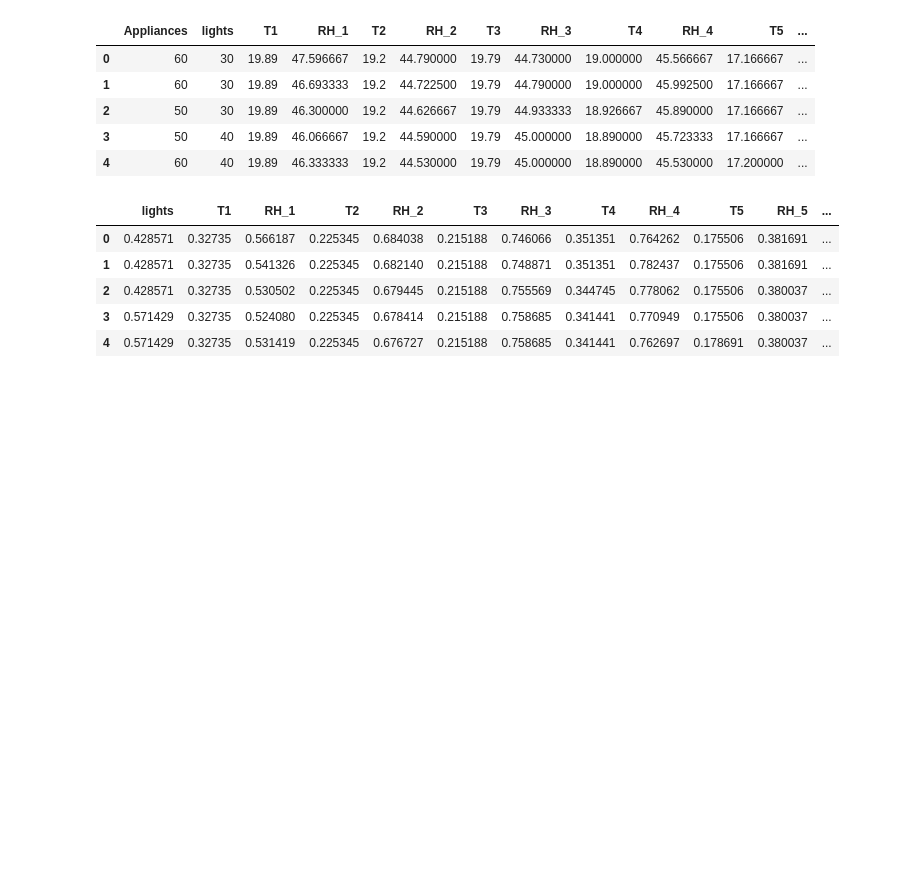
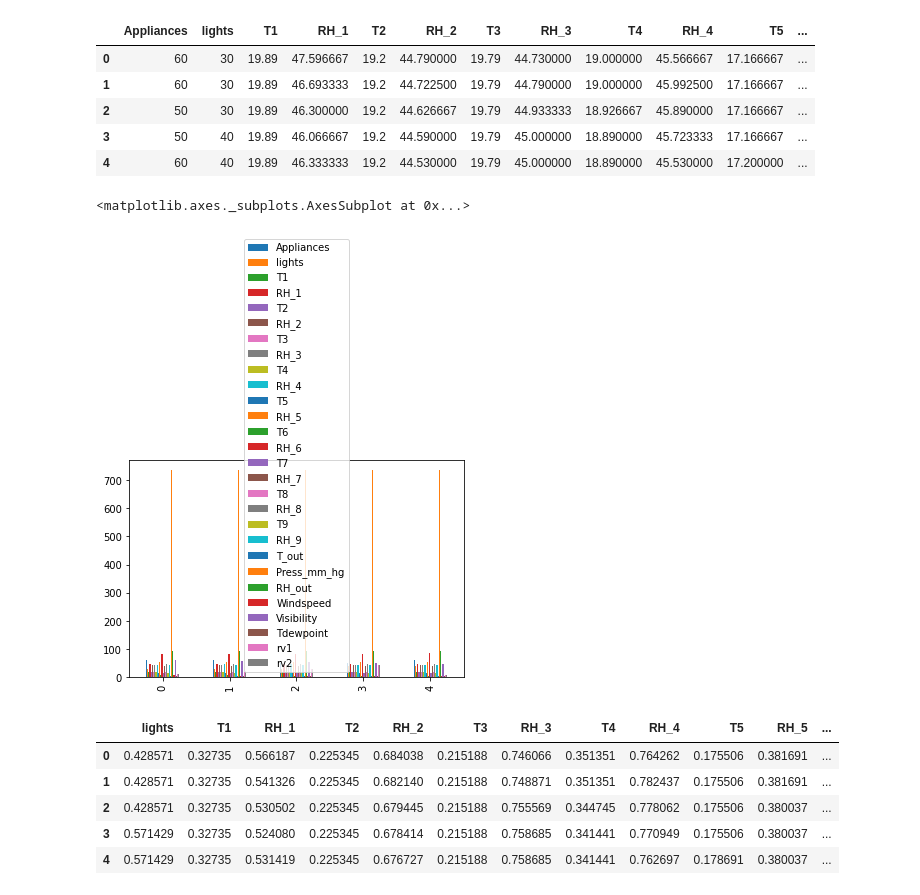
Before and after one commit to vijayshankarrealdeal/intro_to_pytorch, a Jupyter notebook: Pytorch2.ipynb, the cells around one changed output. Saved outputs shown, nothing was run; the diff lists cells and outputs as text; code cells hidden in the pictures; blank space fills up the shorter version.

```diff
--- a/Pytorch2.ipynb
+++ b/Pytorch2.ipynb
@@ -42,6 +42,13 @@ df.head()
 # %%
 Y = df['Appliances']
 X = df.iloc[:,1:]
+# %%
+sample = df.head()
+# %%
+sample.plot.bar()
+# %% [output]
+<matplotlib.axes._subplots.AxesSubplot at 0x...>
+[figure, added]
 # %%
 X = (X - X.min()) / (X.max() - X.min())
 X.head()
```
Also changed, not shown: parts of 6 cells of this notebook.
